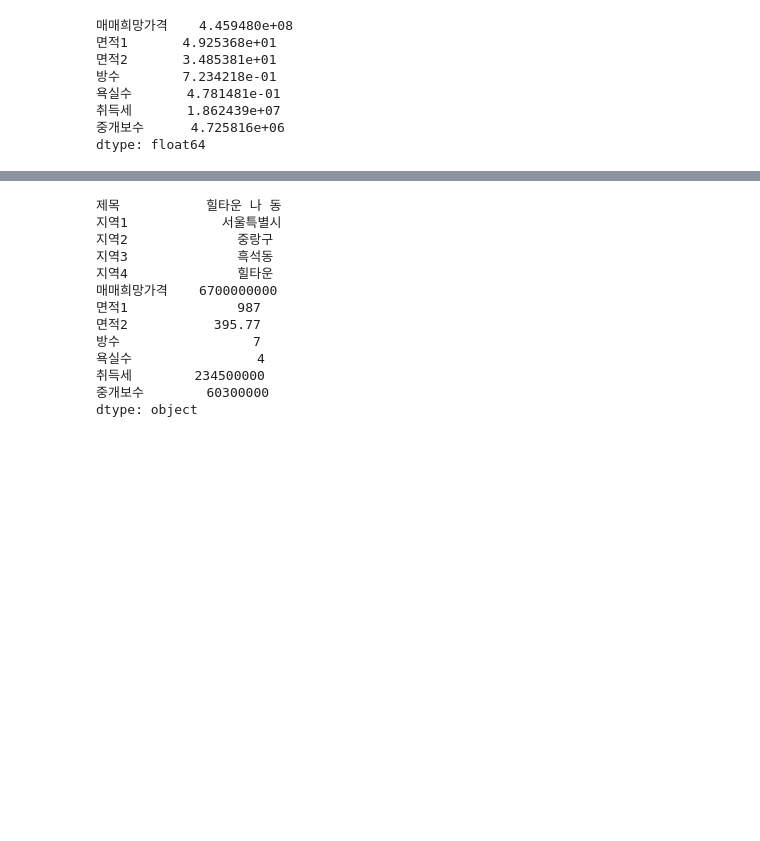
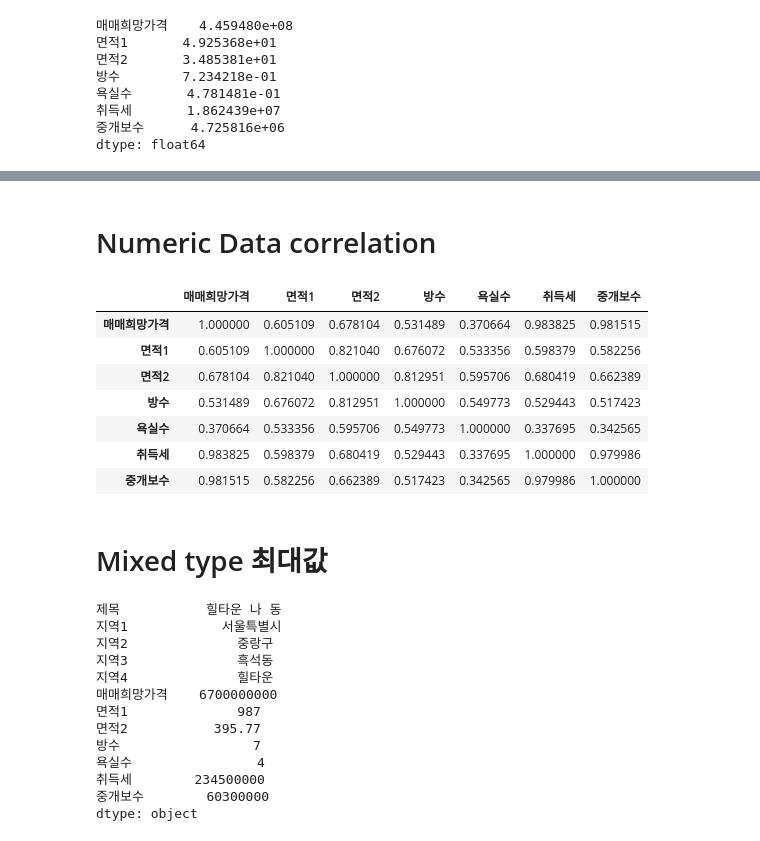
Before and after one commit to dudwo7783/DAFDS, a Jupyter notebook: read_estate.ipynb, the cells around one changed output, grey strips where cells are left out. Saved outputs shown, nothing was run; the diff lists cells and outputs as text; code cells hidden in the pictures; blank space fills up the shorter version.

```diff
--- a/read_estate.ipynb
+++ b/read_estate.ipynb
@@ -1,6 +1,6 @@
 # %%
 import pandas as pd
 
-excel_file  = r"./r114_서울시_아파트_매매정보_20151002.xlsx"
+excel_file  = r"../r114_서울시_아파트_매매정보_20151002.xlsx"
 
 df = pd.read_excel(excel_file, squeeze=True)
@@ -29,3 +65,18 @@ dtype: float64
+# %% [markdown]
+# Numeric Data correlation
+# %%
+df.corr()
+# %% [output]
+|  | 매매희망가격 | 면적1 | 면적2 | 방수 | 욕실수 | 취득세 | 중개보수 |
+| 매매희망가격 | 1.000000 | 0.605109 | 0.678104 | 0.531489 | 0.370664 | 0.983825 | 0.981515 |
+| 면적1 | 0.605109 | 1.000000 | 0.821040 | 0.676072 | 0.533356 | 0.598379 | 0.582256 |
+| 면적2 | 0.678104 | 0.821040 | 1.000000 | 0.812951 | 0.595706 | 0.680419 | 0.662389 |
+| 방수 | 0.531489 | 0.676072 | 0.812951 | 1.000000 | 0.549773 | 0.529443 | 0.517423 |
+| 욕실수 | 0.370664 | 0.533356 | 0.595706 | 0.549773 | 1.000000 | 0.337695 | 0.342565 |
+| 취득세 | 0.983825 | 0.598379 | 0.680419 | 0.529443 | 0.337695 | 1.000000 | 0.979986 |
+| 중개보수 | 0.981515 | 0.582256 | 0.662389 | 0.517423 | 0.342565 | 0.979986 | 1.000000 |
+# %% [markdown]
+# Mixed type 최대값
 # %%
 df.max()
 # %% [output]
```
Also changed, not shown: parts of 18 cells of this notebook, 1 other file.
